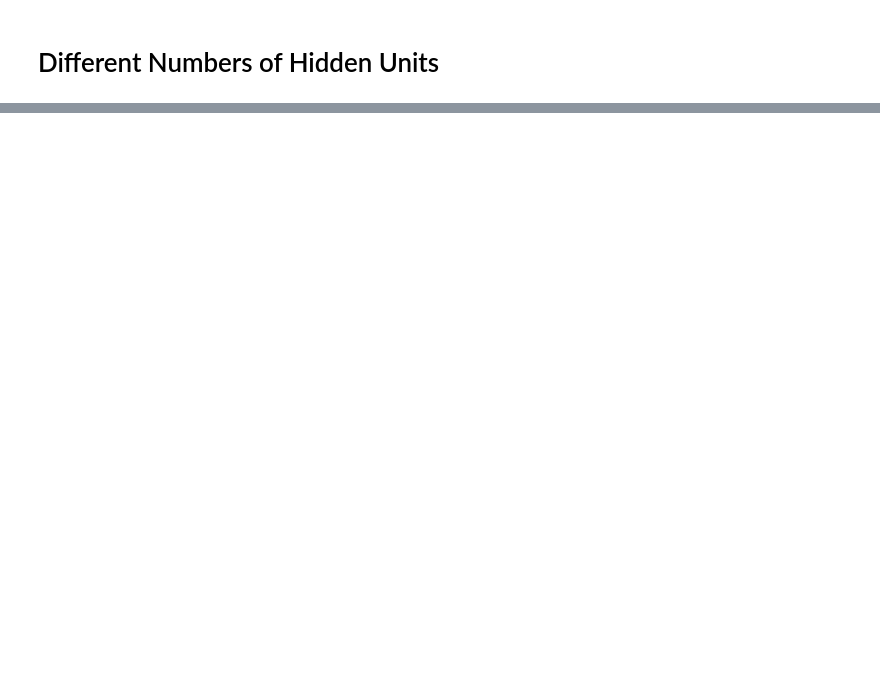
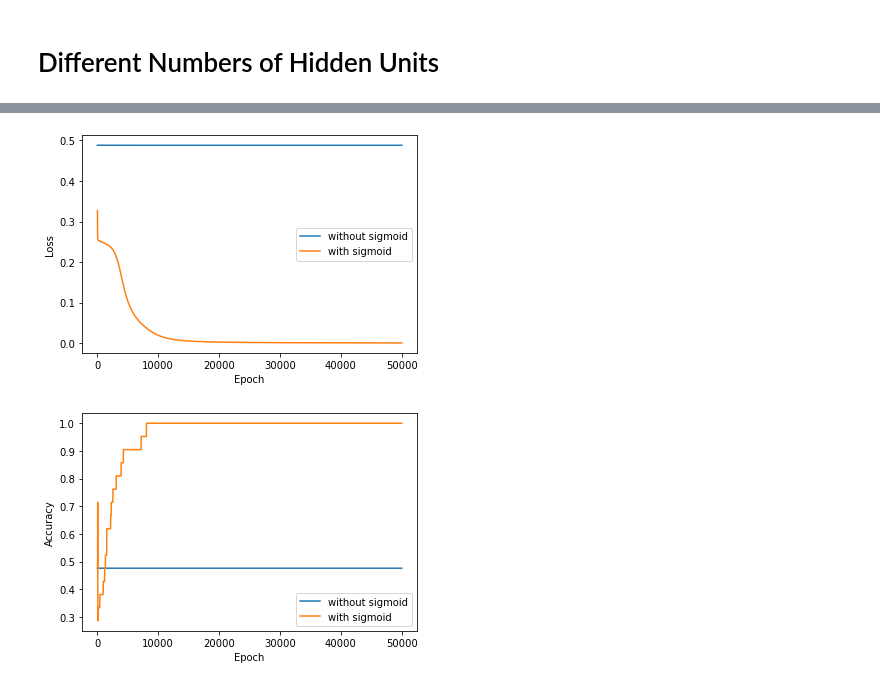
Before and after one commit to autumn0409/NCTU-Deep-Learning, a Jupyter notebook: lab1/experiment.ipynb, the cells around one changed output, grey strips where cells are left out. Saved outputs shown, nothing was run; the diff lists cells and outputs as text; code cells hidden in the pictures; blank space fills up the shorter version.

```diff
--- a/lab1/experiment.ipynb
+++ b/lab1/experiment.ipynb
@@ -222,0 +271,5 @@ plot_learning_curves('number of hidden units', hidden_units_xor, xor_history_2,
+# %%
+xor_history_3 = []
+net_XOR = FC_Net(10, 10, False)
+xor_history_3.append(net_XOR.train(x_train_xor, y_train_xor, epochs=epochs, learning_rate=learning_rate))
+xor_history_3.append(xor_history[1])
@@ -222,0 +294,6 @@ plot_learning_curves('number of hidden units', hidden_units_xor, xor_history_2,
+# %%
+plot_learning_curves(xor_history_3, 'loss')
+plot_learning_curves(xor_history_3, 'accuracy')
+# %% [output]
+[figure, added]
+[figure, added]
```
Also changed, not shown: parts of 19 cells of this notebook.
